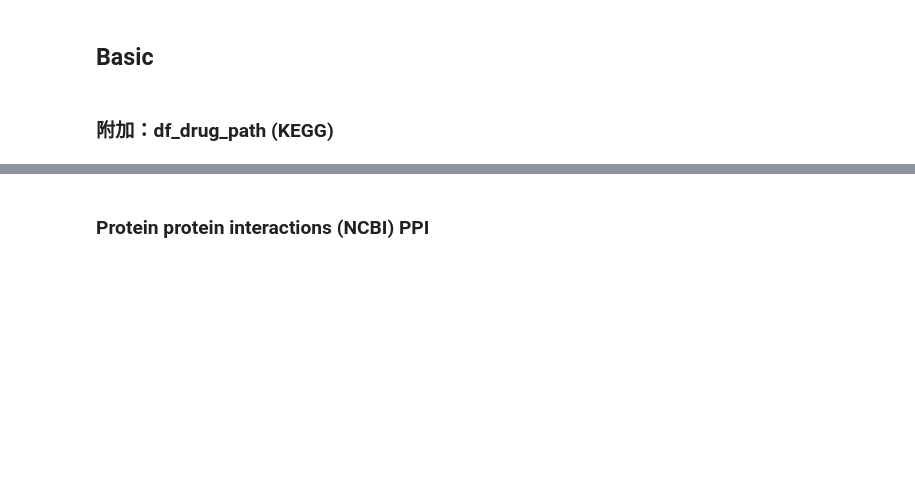
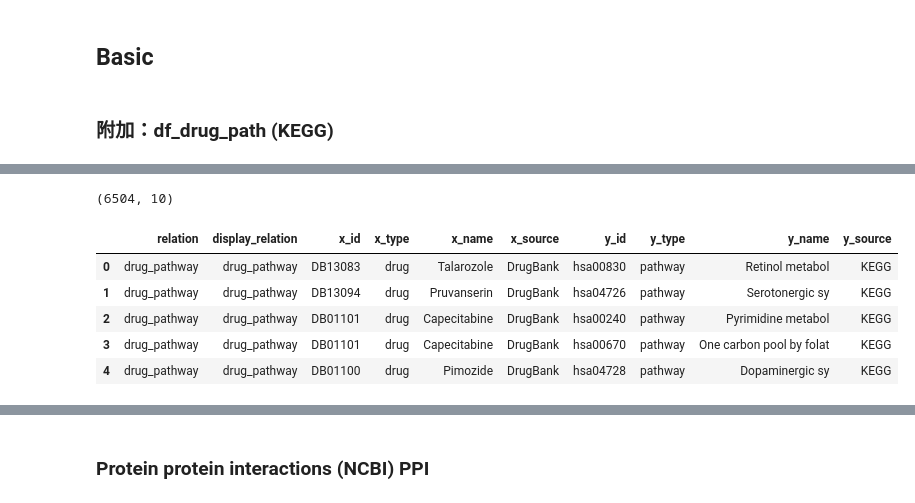
Before and after one commit to CPU-DS/kg4rd, a Jupyter notebook: src/kg4rd/data_process/build_graph.ipynb, the cells around one changed output, grey strips where cells are left out. Saved outputs shown, nothing was run; the diff lists cells and outputs as text; code cells hidden in the pictures; blank space fills up the shorter version.

```diff
--- a/src/kg4rd/data_process/build_graph.ipynb
+++ b/src/kg4rd/data_process/build_graph.ipynb
@@ -189,0 +217,13 @@ df_drug_path.head(1)
+# %%
+df_drug_path = pd.concat([df_drug_path1, df_drug_path2])
+df_drug_path = add_reverse_edges(df_drug_path)
+print(df_drug_path.shape)
+df_drug_path.head()
+# %% [output]
+(6504, 10)
+|  | relation | display_relation | x_id | x_type | x_name | x_source | y_id | y_type | y_name | y_source |
+| 0 | drug_pathway | drug_pathway | DB13083 | drug | Talarozole | DrugBank | hsa00830 | pathway | Retinol metabol | KEGG |
+| 1 | drug_pathway | drug_pathway | DB13094 | drug | Pruvanserin | DrugBank | hsa04726 | pathway | Serotonergic sy | KEGG |
+| 2 | drug_pathway | drug_pathway | DB01101 | drug | Capecitabine | DrugBank | hsa00240 | pathway | Pyrimidine metabol | KEGG |
+| 3 | drug_pathway | drug_pathway | DB01101 | drug | Capecitabine | DrugBank | hsa00670 | pathway | One carbon pool by folat | KEGG |
+| 4 | drug_pathway | drug_pathway | DB01100 | drug | Pimozide | DrugBank | hsa04728 | pathway | Dopaminergic sy | KEGG |
```
Also changed, not shown: parts of 34 cells of this notebook, 4 other files.
